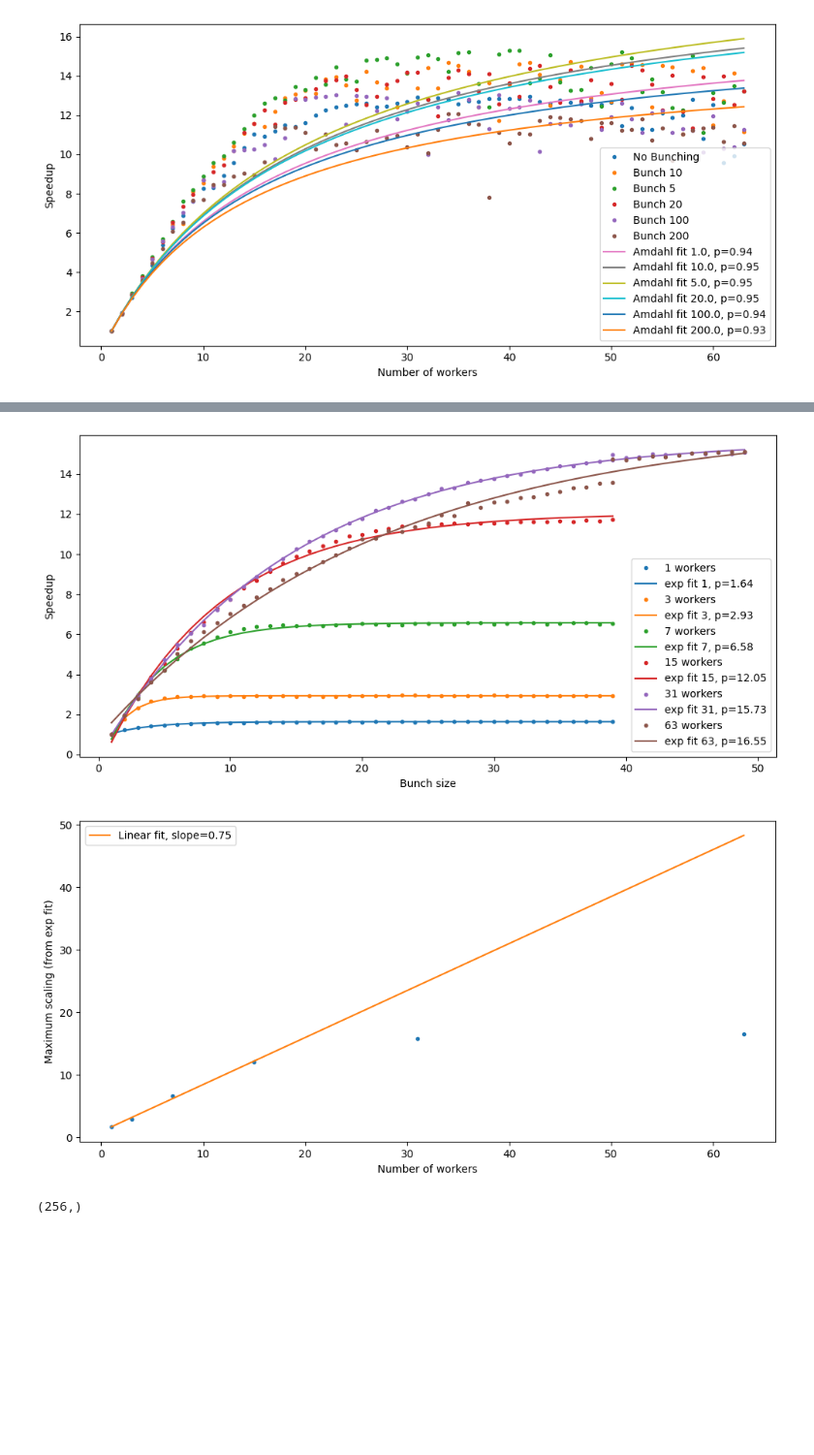
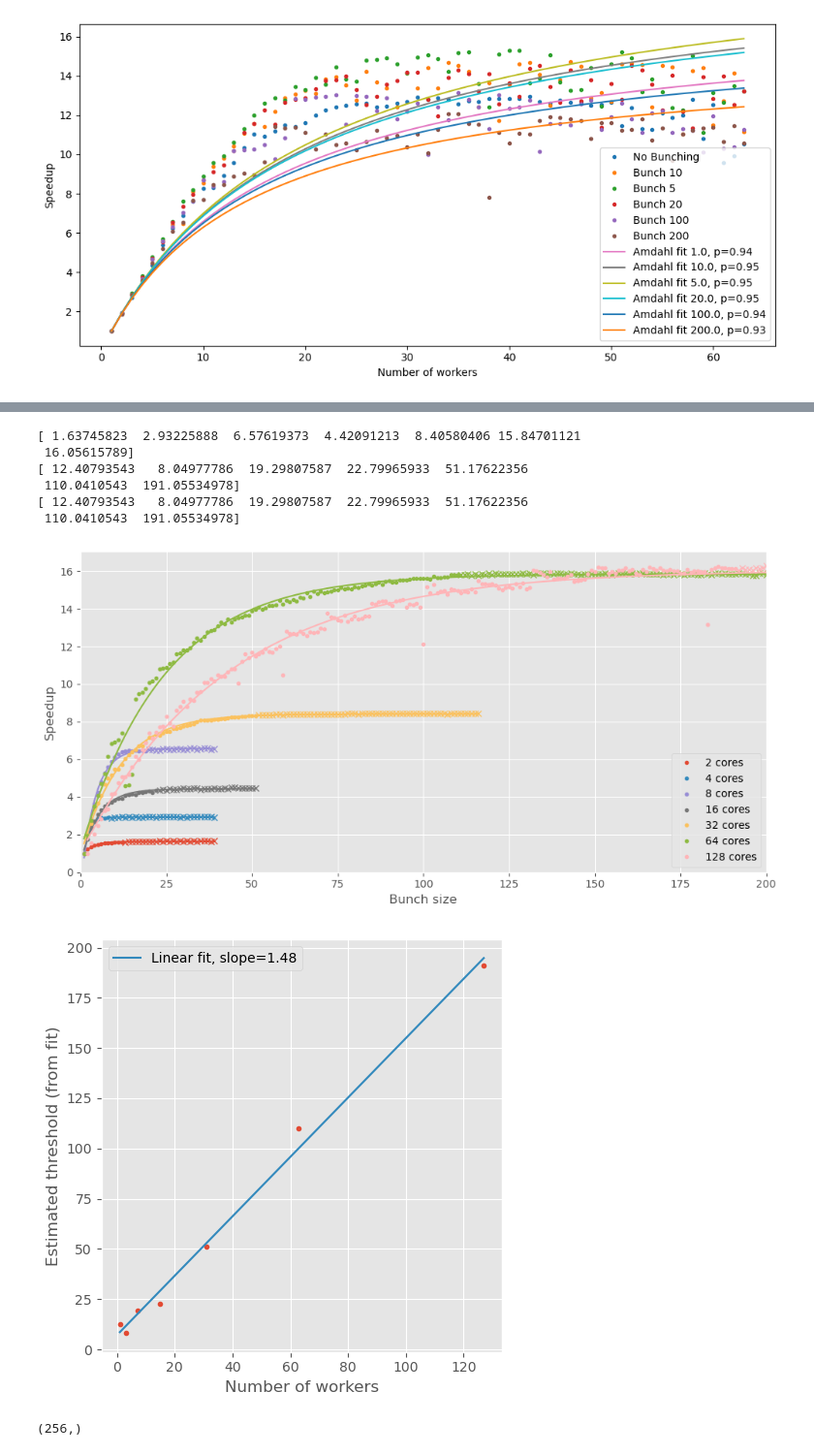
Before and after one commit to 2BeAsh/HPPC_Python_Project, a Jupyter notebook: Code/mpi4py/plots.ipynb, the cells around one changed output, grey strips where cells are left out. Shown at 97% size. Drawn from its saved outputs; the diff is of its cells as text; code cells hidden in the pictures; blank space fills up the shorter version.

```diff
--- a/Code/mpi4py/plots.ipynb
+++ b/Code/mpi4py/plots.ipynb
@@ -69,0 +96,12 @@ print(data_5[0,:])
+# %%
+workers = np.array([2, 4, 8, 16, 32, 64, 128])
+
+fig, ax = plt.subplots(figsize=(10,5))
+t0 = data_5[0,1]
+for i in range(len(workers)):
+    mask = np.arange(len(data_5[:,0]))[data_5[:,0] == workers[i]]
+    ax.plot(data_5[mask[0],0], data_5[mask[0],1], '.',color= "C1" , label=f'{workers[i]} workers')
+    print(data_5[mask[0],1])
+ax.set_xlabel('Number of workers')
+ax.set_ylabel('Time [s]')
+# ax.plot(data_5[:,0], data_5[:,1], '.', label='5 cuts')
@@ -70,31 +118,59 @@ print(data_5[0,:])
 # %%
-workers = np.array([2, 4, 8, 16, 32, 64])
+
 max_scaling = np.zeros(len(workers))
+n_threshold = np.zeros(len(workers))
 fig, ax = plt.subplots(figsize=(10,5))
 for i in range(len(workers)):
     mask = np.arange(len(data_5))[data_5[:,0] == workers[i]]
     CN = 'C'+str(i)
-    ax.plot(data_5[mask,3], data_5[mask[0],2]/data_5[mask,2], '.', color=CN, label=f'{workers[i]-1} workers')
     fit = scipy.optimize.curve_fit(expfit, data_5[mask,3], data_5[mask[0],2]/data_5[mask,2])
+    fita = scipy.optimize.curve_fit(amdahl, data_5[mask,3], data_5[mask[0],2]/data_5[mask,2])
     # ax.plot(data_5[mask,3], amdahl(data_5[mask,3], fit[0][0]),color=CN, label=f'Amdahl fit {workers[i]-1}, p={fit[0][0]:.2f}')
-    ax.plot(data_5[mask,3], expfit(data_5[mask,3],fit[0][0],fit[0][1],fit[0][2]),color=CN, label=f'exp fit {workers[i]-1}, p={fit[0][0]:.2f}')
+    ax.plot(data_5[mask,3], expfit(data_5[mask,3],fit[0][0],fit[0][1],fit[0][2]),color=CN) #label=f'exp fit {workers[i]-1}, s_max={fit[0][0]:.2f}')
+    # ax.plot(data_5[mask,3], amdahl(data_5[mask,3], fita[0][0]),color=CN)#,color=CN, label=f'Amdahl fit {workers[i]-1}, p={fita[0][0]:.2f}'
     max_scaling[i] = fit[0][0]
+    n_threshold[i] = - np.log(0.01*fit[0][0]/fit[0][1])/fit[0][2]
+    datax = data_5[mask,3]
+    datay = data_5[mask[0],2]/data_5[mask,2]
+    ax.plot(datax[datax<=n_threshold[i]], datay[datax<=n_threshold[i]], '.', color=CN, label=f'{workers[i]} cores')
+    ax.plot(datax[datax>n_threshold[i]], datay[datax>n_threshold[i]], 'x', color=CN)#, label=f'{workers[i]} cores')
+
 ax.set_ylabel('Speedup')
 ax.set_xlabel('Bunch size')
+ax.set_xlim(0, 200)
+ax.legend()
+fig.tight_layout()
+print(max_scaling)
+print(n_threshold)
+
+tikzplotlib_fix_ncols(fig)
+tikzplotlib.clean_figure()
+tikzplotlib.save("bunch_scaling.tex", axis_width=r'\plotwidth', axis_height=r'\plotheight')
+
+fig, ax = plt.subplots(figsize=(5,5))
+
+fit = scipy.optimize.curve_fit(linfit, workers-1, n_threshold)
+ax.plot(workers-1, n_threshold, '.')
+ax.plot(workers-1, linfit(workers-1, fit[0][0], fit[0][1]), label=f'Linear fit, slope={fit[0][1]:.2f}')
+print(n_threshold)
+# ax.plot(workers-1, linfit(workers-1, fit[0][0], fit[0][1]), label=f'Linear fit, slope={fit[0][1]:.2f}')
+ax.set_xlabel('Number of workers')
+ax.set_ylabel('Estimated threshold (from fit)')
 ax.legend()
 fig.tight_layout()
 
-fig, ax = plt.subplots(figsize=(10,5))
-fit = scipy.optimize.curve_fit(linfit, workers[:4]-1, max_scaling[:4])
-ax.plot(workers-1, max_scaling, '.')
-ax.plot(workers-1, linfit(workers-1, fit[0][0], fit[0][1]), label=f'Linear fit, slope={fit[0][1]:.2f}')
-ax.set_xlabel('Number of workers')
-ax.set_ylabel('Maximum scaling (from exp fit)')
-ax.legend()
-fig.tight_layout()
+tikzplotlib_fix_ncols(fig)
+tikzplotlib.clean_figure()
+tikzplotlib.save("threshold.tex", axis_width=r'\plotwidth', axis_height=r'\plotheight')
 # %% [output]
+[ 1.63745823  2.93225888  6.57619373  4.42091213  8.40580406 15.84701121
+ 16.05615789]
+[ 12.40793543   8.04977786  19.29807587  22.79965933  51.17622356
+ 110.0410543  191.05534978]
+[ 12.40793543   8.04977786  19.29807587  22.79965933  51.17622356
+ 110.0410543  191.05534978]
-[figure, old version]
+[figure, new version]
-[figure, old version]
+[figure, new version]
 # %%
 data_0 = np.loadtxt("Results/t0.txt")
 data_5_scaling = data_0/data_5[:,2]
```
Also changed, not shown: parts of 8 cells of this notebook, 11 other files.
